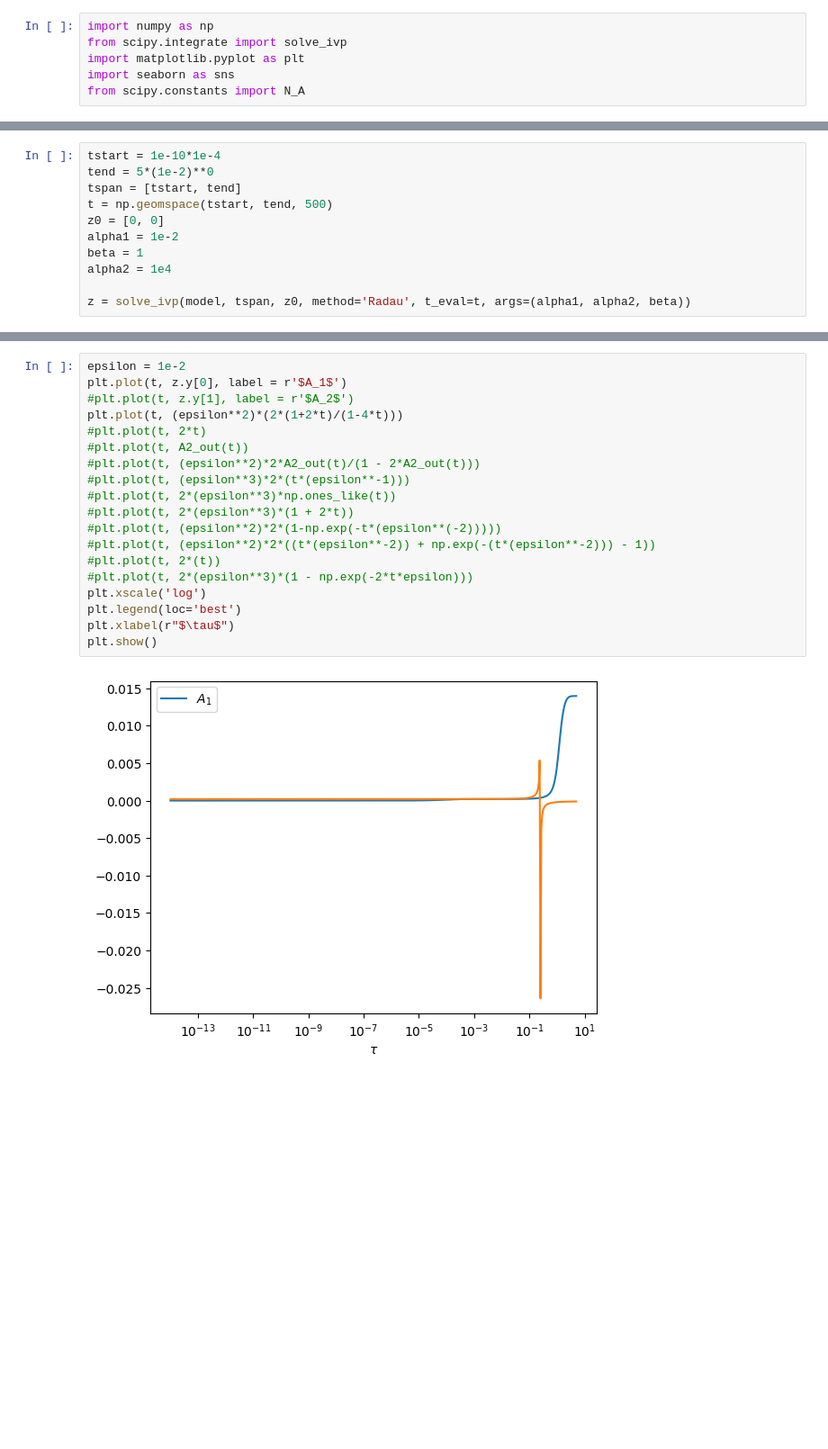
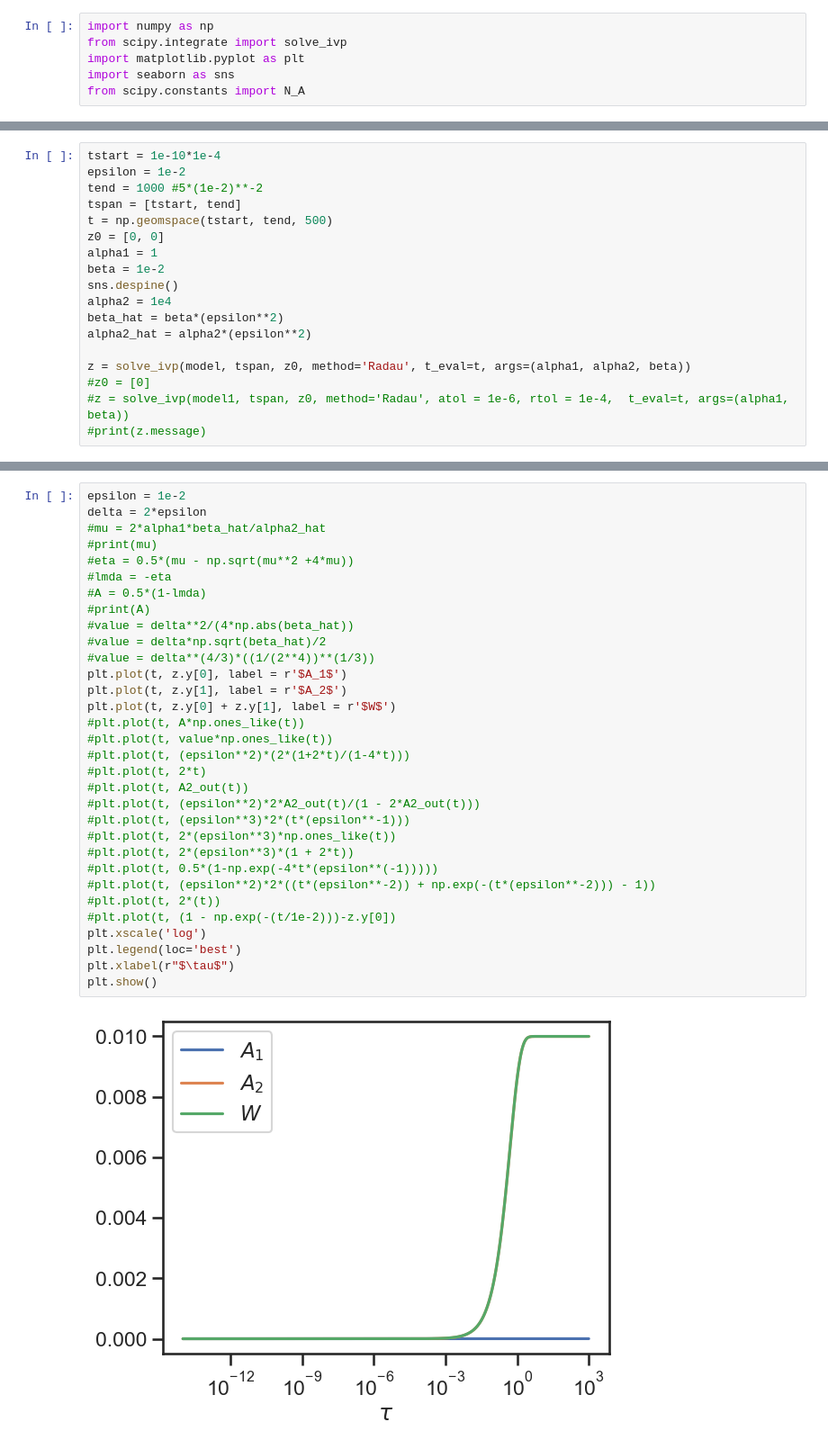
Before and after one commit to lukedtc/ADCC-Project, a Jupyter notebook: Corrected_model/asymptotics_check.ipynb, the cells around one changed output, grey strips where cells are left out. Shown at 90% size. Saved outputs shown, nothing was run; the diff lists cells and outputs as text; blank space fills up the shorter version.

```diff
--- a/Corrected_model/asymptotics_check.ipynb
+++ b/Corrected_model/asymptotics_check.ipynb
@@ -14,11 +18,18 @@ def model(t, z, alpha1, alpha2, beta):
 # %%
 tstart = 1e-10*1e-4
-tend = 5*(1e-2)**0
+epsilon = 1e-2
+tend = 1000 #5*(1e-2)**-2
 tspan = [tstart, tend]
 t = np.geomspace(tstart, tend, 500)
 z0 = [0, 0]
-alpha1 = 1e-2
-beta = 1
+alpha1 = 1
+beta = 1e-2
+sns.despine()
 alpha2 = 1e4
+beta_hat = beta*(epsilon**2)
+alpha2_hat = alpha2*(epsilon**2)
 
 z = solve_ivp(model, tspan, z0, method='Radau', t_eval=t, args=(alpha1, alpha2, beta))
+#z0 = [0]
+#z = solve_ivp(model1, tspan, z0, method='Radau', atol = 1e-6, rtol = 1e-4,  t_eval=t, args=(alpha1, beta))
+#print(z.message)
@@ -29,22 +42,35 @@ def A2_out(t):
     return (1- np.exp((2*beta-1)*epsilon*t))/(1- 2*np.exp((2*beta-1)*epsilon*t))
 # %%
 epsilon = 1e-2
+delta = 2*epsilon
+#mu = 2*alpha1*beta_hat/alpha2_hat
+#print(mu)
+#eta = 0.5*(mu - np.sqrt(mu**2 +4*mu))
+#lmda = -eta
+#A = 0.5*(1-lmda)
+#print(A)
+#value = delta**2/(4*np.abs(beta_hat))
+#value = delta*np.sqrt(beta_hat)/2
+#value = delta**(4/3)*((1/(2**4))**(1/3))
 plt.plot(t, z.y[0], label = r'$A_1$')
-#plt.plot(t, z.y[1], label = r'$A_2$')
-plt.plot(t, (epsilon**2)*(2*(1+2*t)/(1-4*t)))
+plt.plot(t, z.y[1], label = r'$A_2$')
+plt.plot(t, z.y[0] + z.y[1], label = r'$W$')
+#plt.plot(t, A*np.ones_like(t))
+#plt.plot(t, value*np.ones_like(t))
+#plt.plot(t, (epsilon**2)*(2*(1+2*t)/(1-4*t)))
 #plt.plot(t, 2*t)
 #plt.plot(t, A2_out(t))
 #plt.plot(t, (epsilon**2)*2*A2_out(t)/(1 - 2*A2_out(t)))
 #plt.plot(t, (epsilon**3)*2*(t*(epsilon**-1)))
 #plt.plot(t, 2*(epsilon**3)*np.ones_like(t))
 #plt.plot(t, 2*(epsilon**3)*(1 + 2*t))
-#plt.plot(t, (epsilon**2)*2*(1-np.exp(-t*(epsilon**(-2)))))
+#plt.plot(t, 0.5*(1-np.exp(-4*t*(epsilon**(-1)))))
 #plt.plot(t, (epsilon**2)*2*((t*(epsilon**-2)) + np.exp(-(t*(epsilon**-2))) - 1))
 #plt.plot(t, 2*(t))
-#plt.plot(t, 2*(epsilon**3)*(1 - np.exp(-2*t*epsilon)))
+#plt.plot(t, (1 - np.exp(-(t/1e-2)))-z.y[0])
 plt.xscale('log')
 plt.legend(loc='best')
 plt.xlabel(r"$\tau$")
 plt.show()
 # %% [output]
-[figure, old version]
+[figure, new version]
```
Also changed, not shown: parts of 4 cells of this notebook, 14 other files.
